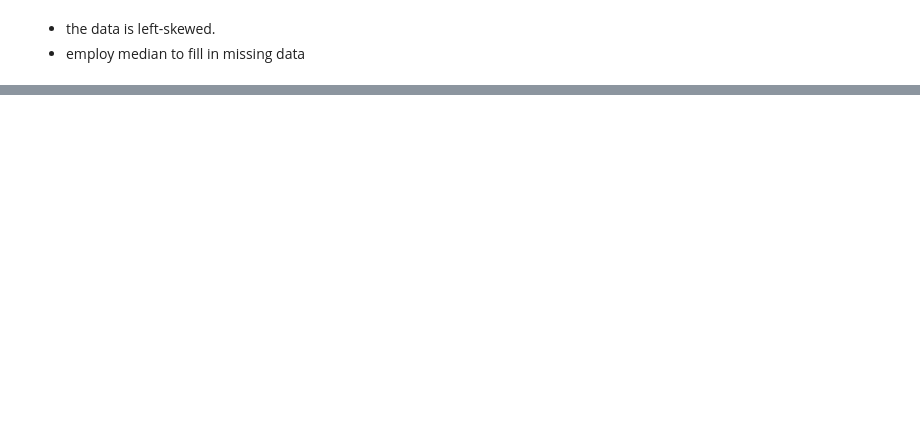
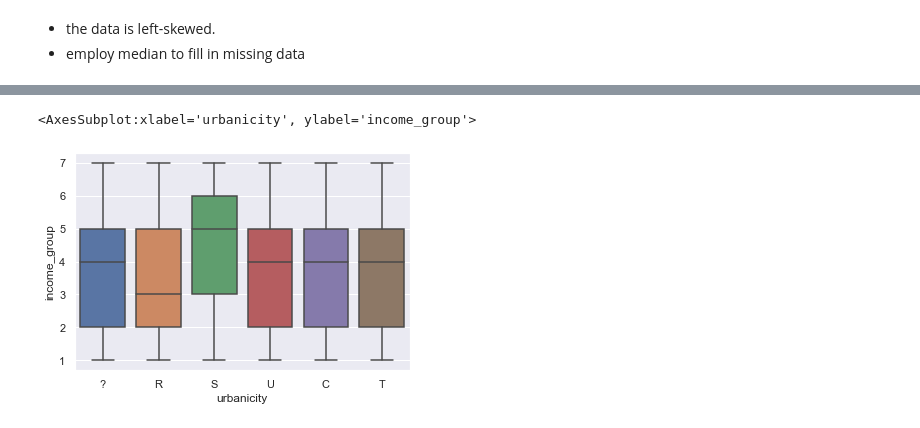
Before and after one commit to jindukwentua/Applying-Machine-Learning-to-Charity-donations, a Jupyter notebook: notebook/analysis.ipynb, the cells around one changed output, grey strips where cells are left out. Saved outputs shown, nothing was run; the diff lists cells and outputs as text; code cells hidden in the pictures; blank space fills up the shorter version.

```diff
--- a/notebook/analysis.ipynb
+++ b/notebook/analysis.ipynb
@@ -199,4 +465,18 @@ median = df['donor_age'].median()
-# %%
-df['donor_age'].fillna(median, inplace=True)
+# %%
+#fill in the missing age values in each location with the median age
+for i in df.index:
+    if pd.isnull(df.loc[i,'donor_age']):
+        if df.loc[i, 'urbanicity'] == '?':
+            df.loc[i,'donor_age'] = 63.0
+        elif df.loc[i, 'urbanicity'] == 'C':
+            df.loc[i,'donor_age'] = 64.0
+        elif df.loc[i, 'urbanicity'] == 'R':
+            df.loc[i,'donor_age'] = 59.0
+        elif df.loc[i, 'urbanicity'] == 'S':
+            df.loc[i,'donor_age'] = 57.0
+        elif df.loc[i, 'urbanicity'] == 'T':
+            df.loc[i,'donor_age'] = 59.0
+        elif df.loc[i, 'urbanicity'] == 'U':
+            df.loc[i,'donor_age'] = 60.0
 # %%
 df['donor_age'].plot.hist(figsize=(10,5))
@@ -202,0 +486,6 @@ df['donor_age'].plot.hist(figsize=(10,5))
+# %%
+#Plot the variation of urbanicity with income group
+sns.boxplot(data = df, x = 'urbanicity', y = 'income_group')
+# %% [output]
+<AxesSubplot:xlabel='urbanicity', ylabel='income_group'>
+[figure, added]
```
Also changed, not shown: parts of 45 cells of this notebook.
